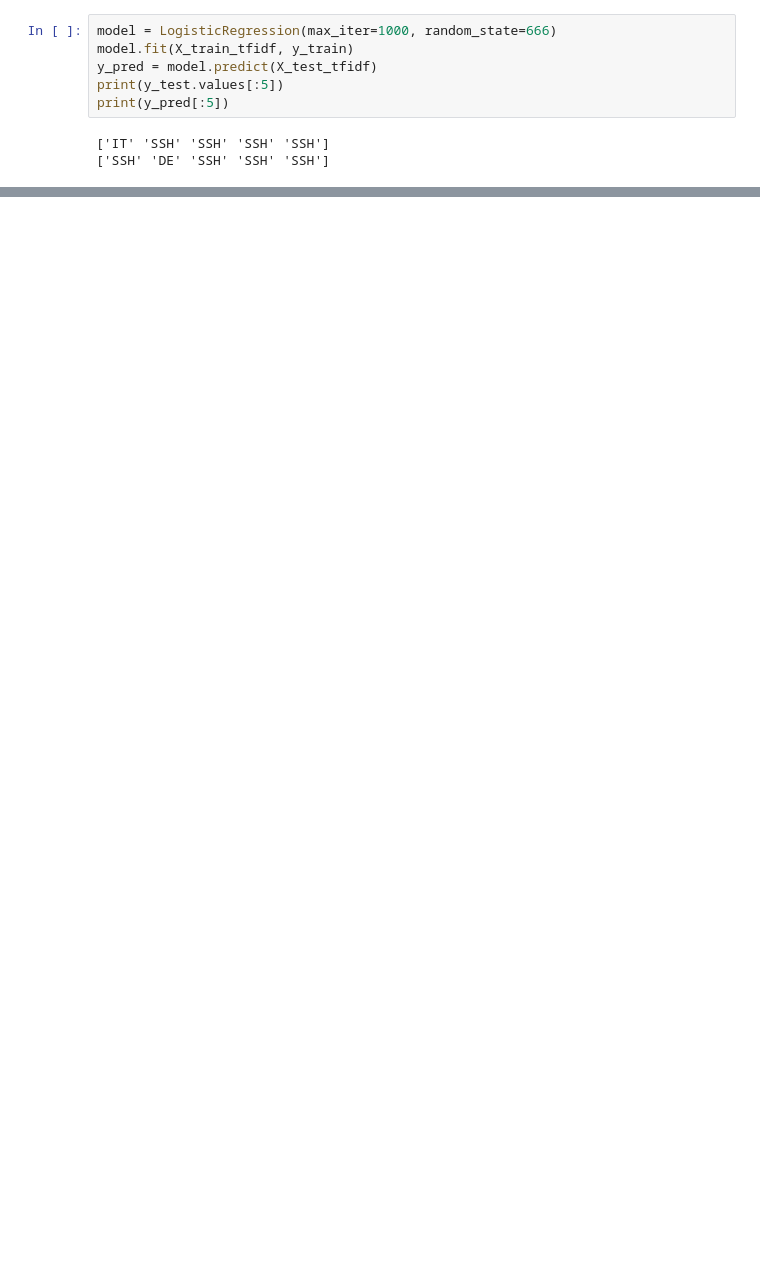
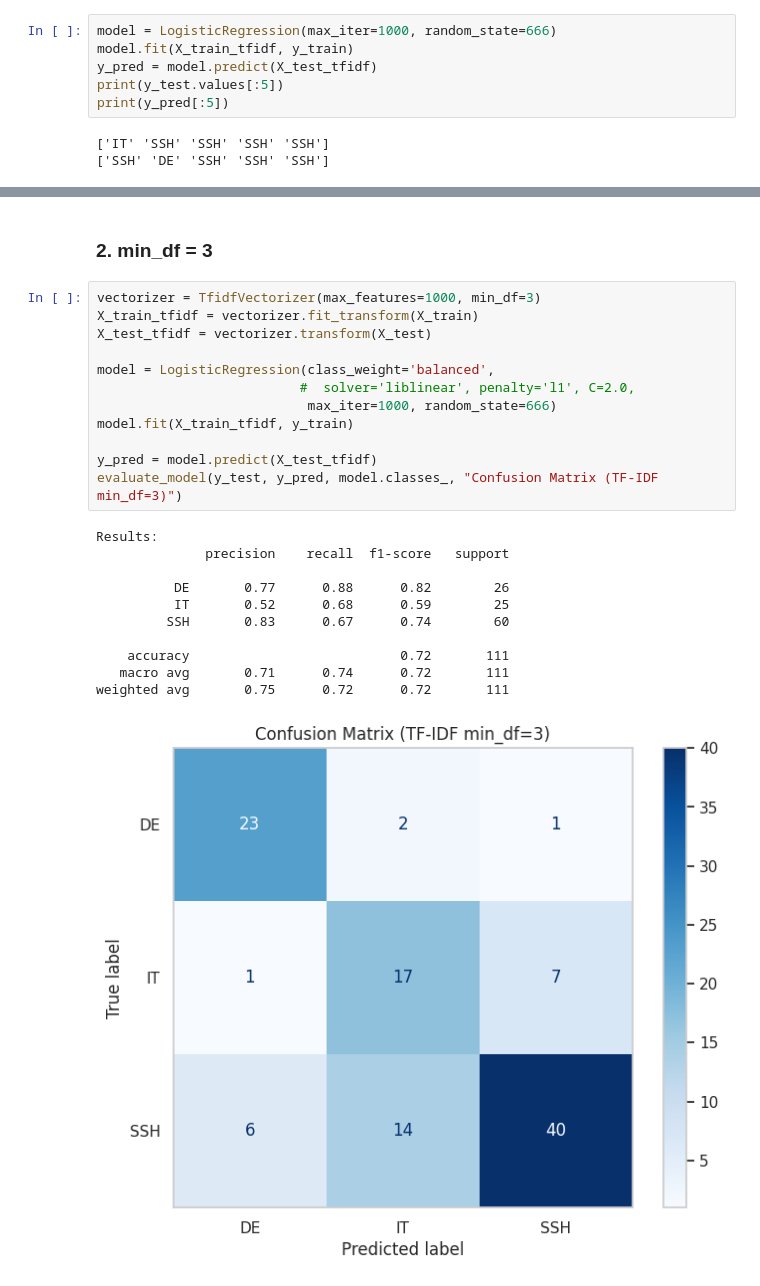
Before and after one commit to LukashWalancik/xaifungi-analysis, a Jupyter notebook: analysis.ipynb, the cells around one changed output, grey strips where cells are left out. Cells and saved outputs as stored; diff of their text form; blank space fills up the shorter version.

```diff
--- a/analysis.ipynb
+++ b/analysis.ipynb
@@ -613,0 +678,26 @@ plt.show()
+# %% [markdown]
+### 2. min_df = 3
+# %%
+vectorizer = TfidfVectorizer(max_features=1000, min_df=3)
+X_train_tfidf = vectorizer.fit_transform(X_train)
+X_test_tfidf = vectorizer.transform(X_test)
+
+model = LogisticRegression(class_weight='balanced',
+                          #  solver='liblinear', penalty='l1', C=2.0,
+                           max_iter=1000, random_state=666)
+model.fit(X_train_tfidf, y_train)
+
+y_pred = model.predict(X_test_tfidf)
+evaluate_model(y_test, y_pred, model.classes_, "Confusion Matrix (TF-IDF min_df=3)")
+# %% [output]
+Results:
+              precision    recall  f1-score   support
+
+          DE       0.77      0.88      0.82        26
+          IT       0.52      0.68      0.59        25
+         SSH       0.83      0.67      0.74        60
+
+    accuracy                           0.72       111
+   macro avg       0.71      0.74      0.72       111
+weighted avg       0.75      0.72      0.72       111
+[figure, added]
```
Also changed, not shown: parts of 25 cells of this notebook.
